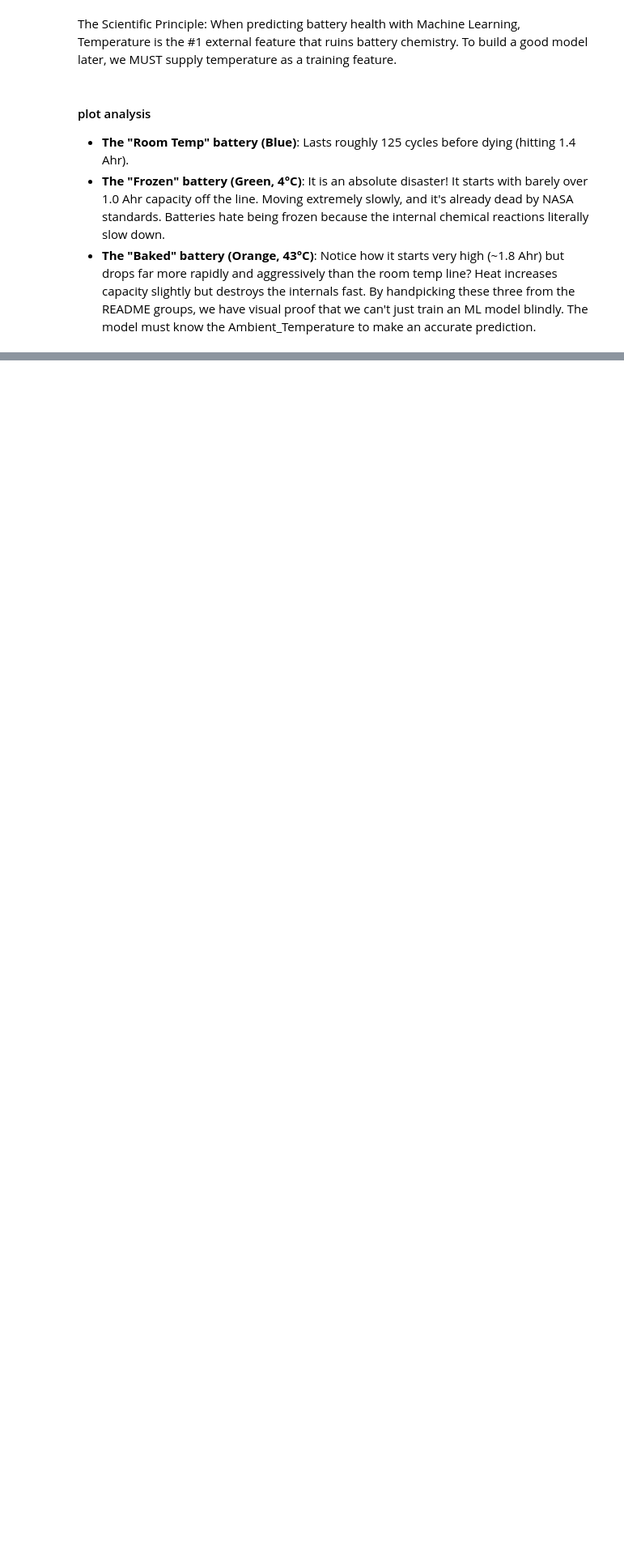
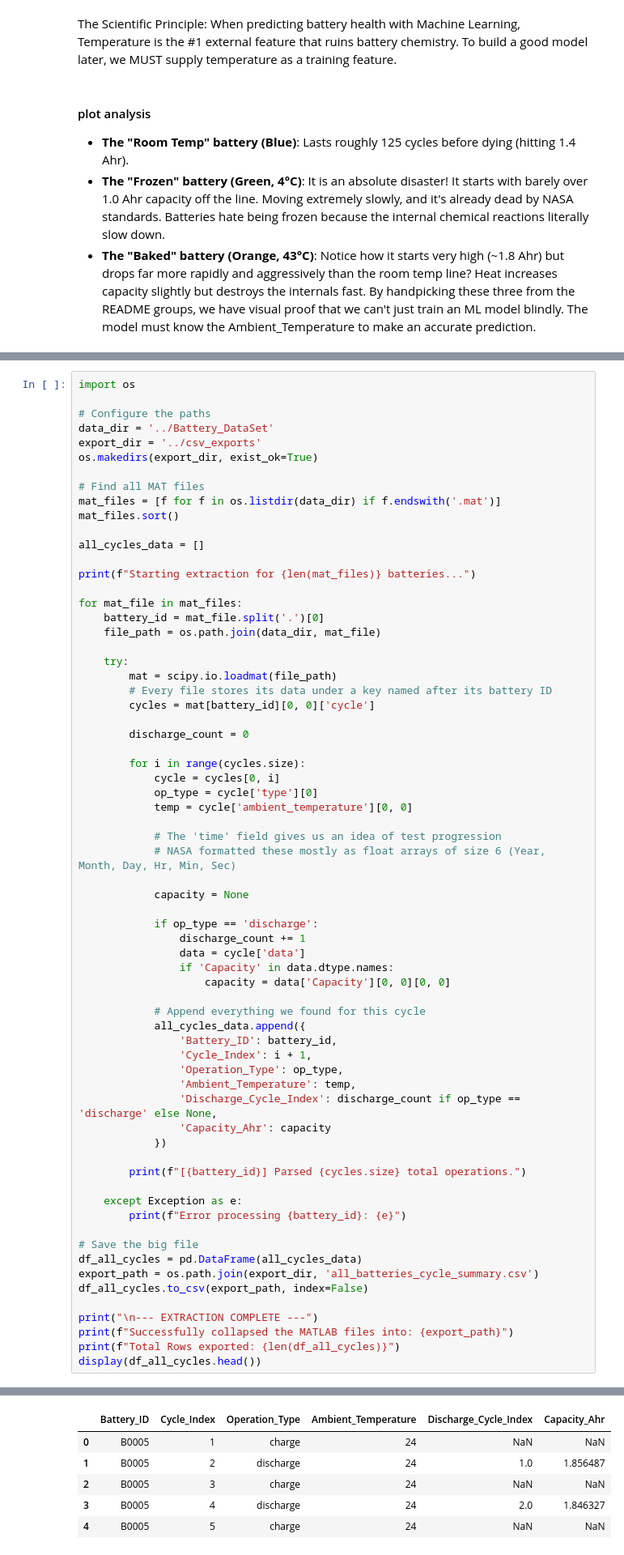
Before and after one commit to barada02/ML_ON_Battery, a Jupyter notebook: EDA/eda1.ipynb, the cells around one changed output, grey strips where cells are left out. Shown at 81% size. Cells and saved outputs as stored; diff of their text form; blank space fills up the shorter version.

Commit message:
data

```diff
--- a/EDA/eda1.ipynb
+++ b/EDA/eda1.ipynb
@@ -270,0 +276,68 @@ By handpicking these three from the README groups, we have visual proof that we
+# %%
+import os
+
+# Configure the paths
+data_dir = '../Battery_DataSet'
+export_dir = '../csv_exports'
+os.makedirs(export_dir, exist_ok=True)
+
+# Find all MAT files
+mat_files = [f for f in os.listdir(data_dir) if f.endswith('.mat')]
+mat_files.sort()
+
+all_cycles_data = []
+
+print(f"Starting extraction for {len(mat_files)} batteries...")
+
+for mat_file in mat_files:
+    battery_id = mat_file.split('.')[0]
+    file_path = os.path.join(data_dir, mat_file)
+
+    try:
+        mat = scipy.io.loadmat(file_path)
+        # Every file stores its data under a key named after its battery ID
+        cycles = mat[battery_id][0, 0]['cycle']
+
+        discharge_count = 0
+
+        for i in range(cycles.size):
+            cycle = cycles[0, i]
+            op_type = cycle['type'][0]
+            temp = cycle['ambient_temperature'][0, 0]
+
+            # The 'time' field gives us an idea of test progression
+            # NASA formatted these mostly as float arrays of size 6 (Year, Month, Day, Hr, Min, Sec)
+
+            capacity = None
+
+            if op_type == 'discharge':
+                discharge_count += 1
+                data = cycle['data']
+                if 'Capacity' in data.dtype.names:
+                    capacity = data['Capacity'][0, 0][0, 0]
+
+            # Append everything we found for this cycle
+            all_cycles_data.append({
+                'Battery_ID': battery_id,
+                'Cycle_Index': i + 1,
+                'Operation_Type': op_type,
+                'Ambient_Temperature': temp,
+                'Discharge_Cycle_Index': discharge_count if op_type == 'discharge' else None,
+                'Capacity_Ahr': capacity
+            })
+
+        print(f"[{battery_id}] Parsed {cycles.size} total operations.")
+
+    except Exception as e:
+        print(f"Error processing {battery_id}: {e}")
+
+# Save the big file
+df_all_cycles = pd.DataFrame(all_cycles_data)
+export_path = os.path.join(export_dir, 'all_batteries_cycle_summary.csv')
+df_all_cycles.to_csv(export_path, index=False)
+
+print("\n--- EXTRACTION COMPLETE ---")
+print(f"Successfully collapsed the MATLAB files into: {export_path}")
+print(f"Total Rows exported: {len(df_all_cycles)}")
+display(df_all_cycles.head())
+# %% [output]
@@ -270,0 +361,6 @@ By handpicking these three from the README groups, we have visual proof that we
+|  | Battery_ID | Cycle_Index | Operation_Type | Ambient_Temperature | Discharge_Cycle_Index | Capacity_Ahr |
+| 0 | B0005 | 1 | charge | 24 | NaN | NaN |
+| 1 | B0005 | 2 | discharge | 24 | 1.0 | 1.856487 |
+| 2 | B0005 | 3 | charge | 24 | NaN | NaN |
+| 3 | B0005 | 4 | discharge | 24 | 2.0 | 1.846327 |
+| 4 | B0005 | 5 | charge | 24 | NaN | NaN |
```
Also changed, not shown: parts of 2 cells of this notebook, 1 other file.
